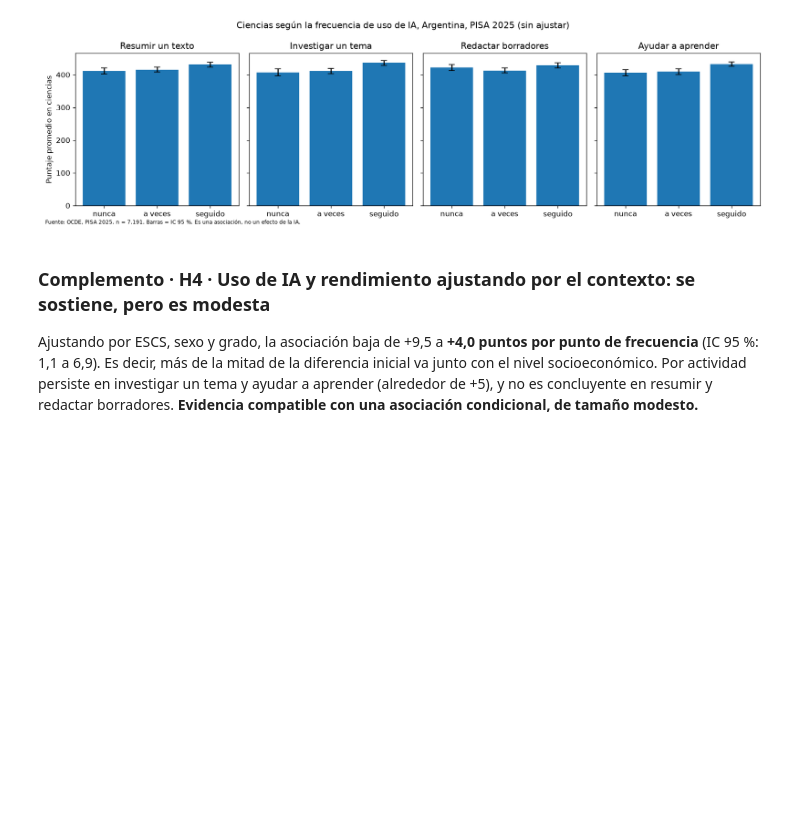
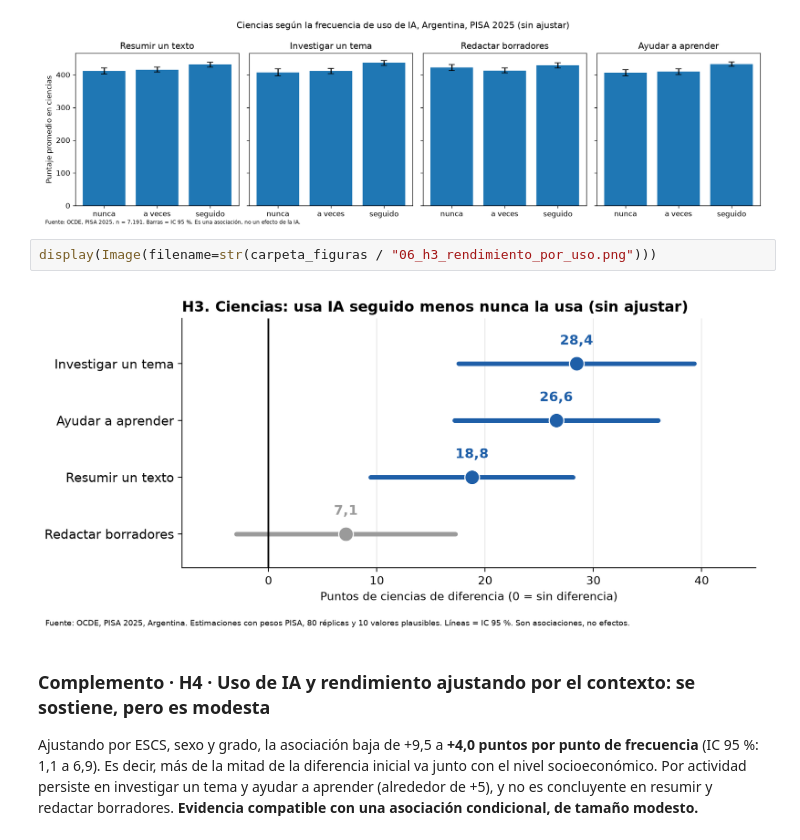
Before and after one commit to nazareno-urday/pisa-analysis-argentina, a Jupyter notebook: notebooks/07_informe_final.ipynb, the cells around one changed output. Drawn from its saved outputs; the diff is of its cells as text; blank space fills up the shorter version.

```diff
--- a/notebooks/07_informe_final.ipynb
+++ b/notebooks/07_informe_final.ipynb
@@ -127,6 +139,10 @@ Quienes usan IA seguido (una vez por semana o más) tienen más puntaje de cienc
 display(Image(filename=str(carpeta_figuras / "03_ciencias_por_frecuencia_ia.png")))
 # %% [output]
 [figure]
+# %%
+display(Image(filename=str(carpeta_figuras / "06_h3_rendimiento_por_uso.png")))
+# %% [output]
+[figure, added]
 # %% [markdown]
 ### Complemento · H4 · Uso de IA y rendimiento ajustando por el contexto: se sostiene, pero es modesta
 
```
Also changed, not shown: parts of 5 cells of this notebook.
